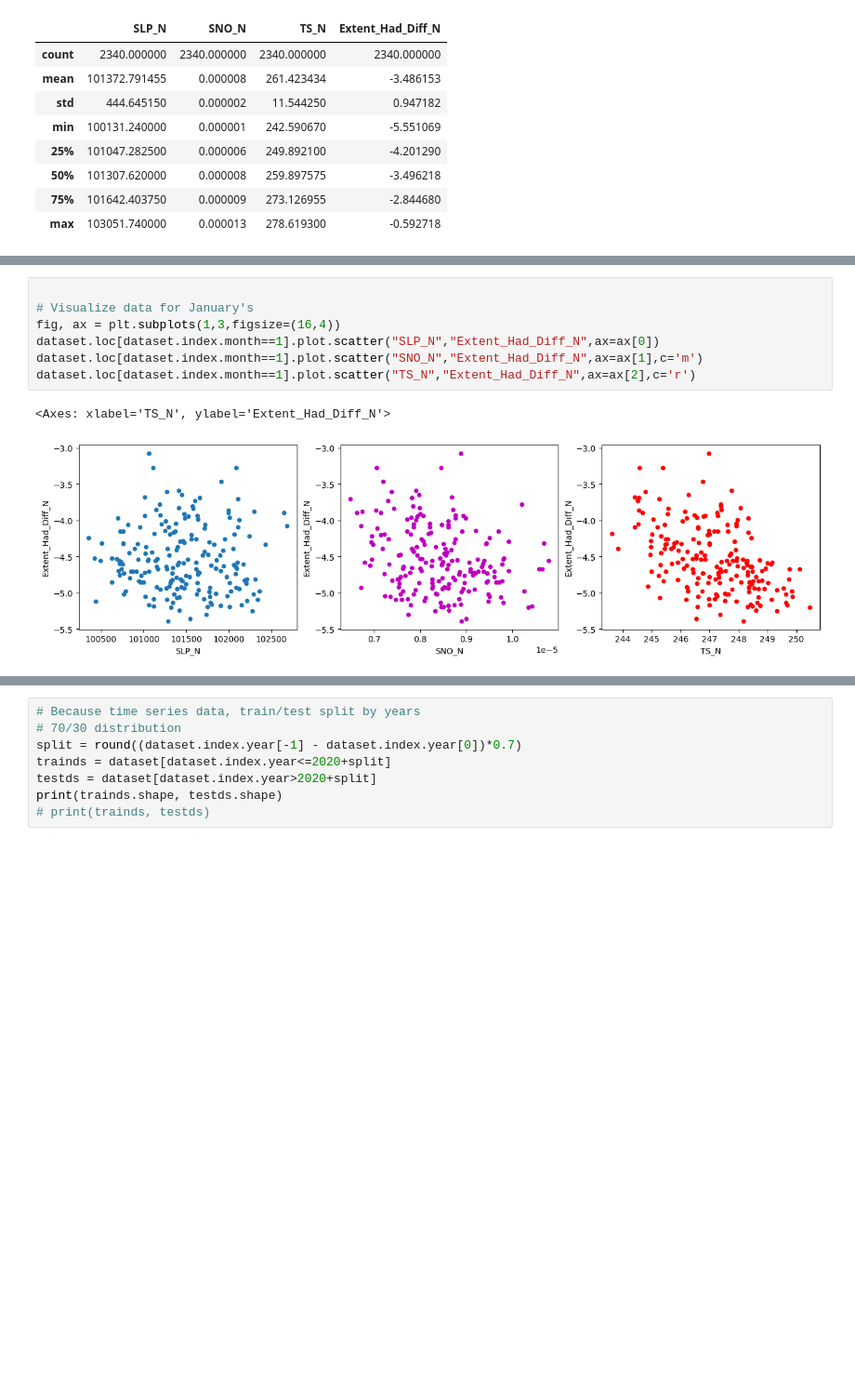
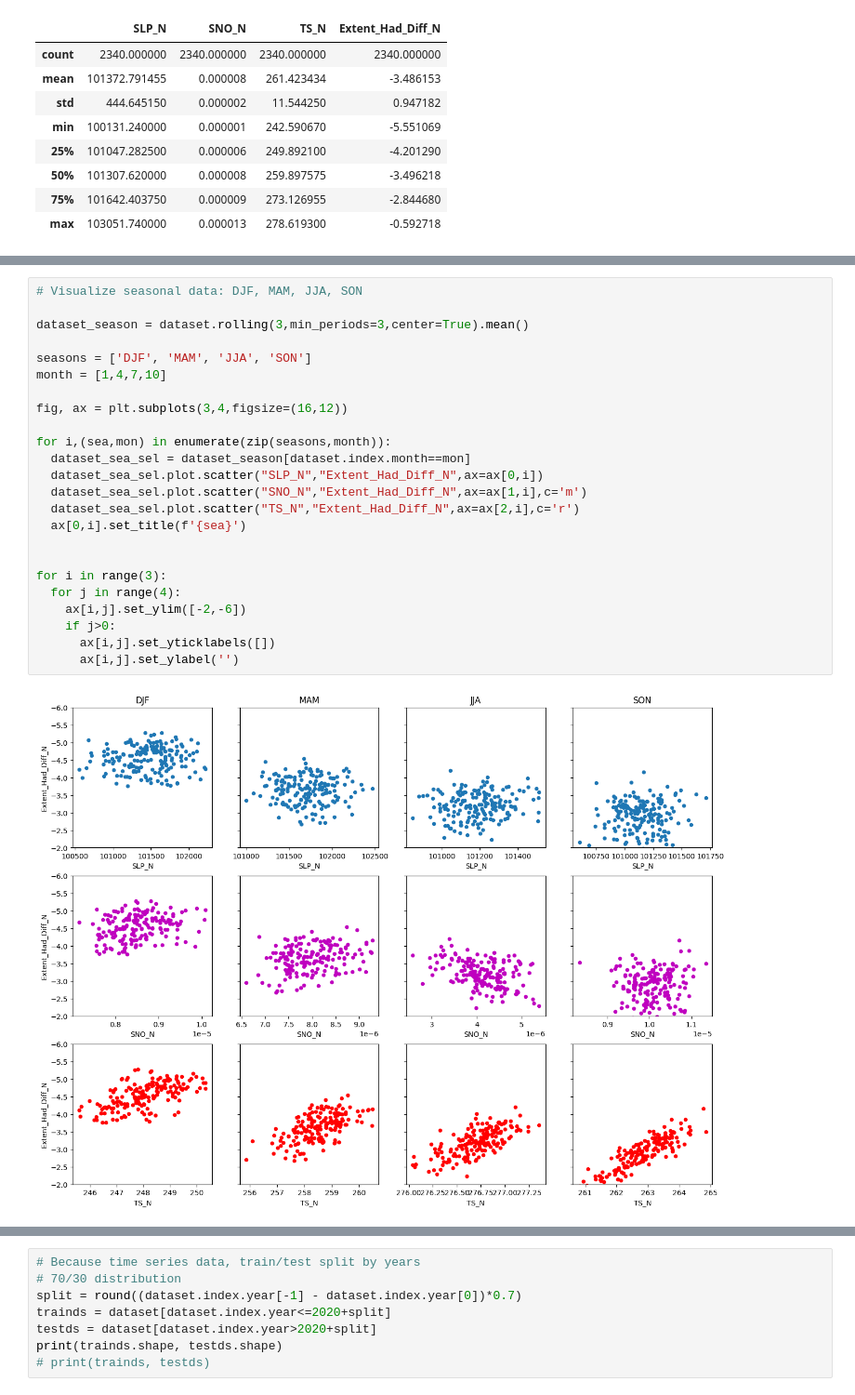
Before and after one commit to hannahzafar/UMDAOSC650, a Jupyter notebook: FinalProject_Zafar.ipynb, the cells around one changed output, grey strips where cells are left out. Shown: that part at 93% size. Cells and saved outputs as stored; diff of their text form; blank space fills up the shorter version.

```diff
--- a/FinalProject_Zafar.ipynb
+++ b/FinalProject_Zafar.ipynb
@@ -101,11 +119,27 @@ time
 # ax2.set_title('Extent Difference')
-# %%
-
-# Visualize data for January's
-fig, ax = plt.subplots(1,3,figsize=(16,4))
-dataset.loc[dataset.index.month==1].plot.scatter("SLP_N","Extent_Had_Diff_N",ax=ax[0])
-dataset.loc[dataset.index.month==1].plot.scatter("SNO_N","Extent_Had_Diff_N",ax=ax[1],c='m')
-dataset.loc[dataset.index.month==1].plot.scatter("TS_N","Extent_Had_Diff_N",ax=ax[2],c='r')
-# %% [output]
-<Axes: xlabel='TS_N', ylabel='Extent_Had_Diff_N'>
-[figure, removed]
+# %%
+# Visualize seasonal data: DJF, MAM, JJA, SON
+
+dataset_season = dataset.rolling(3,min_periods=3,center=True).mean()
+
+seasons = ['DJF', 'MAM', 'JJA', 'SON']
+month = [1,4,7,10]
+
+fig, ax = plt.subplots(3,4,figsize=(16,12))
+
+for i,(sea,mon) in enumerate(zip(seasons,month)):
+  dataset_sea_sel = dataset_season[dataset.index.month==mon]
+  dataset_sea_sel.plot.scatter("SLP_N","Extent_Had_Diff_N",ax=ax[0,i])
+  dataset_sea_sel.plot.scatter("SNO_N","Extent_Had_Diff_N",ax=ax[1,i],c='m')
+  dataset_sea_sel.plot.scatter("TS_N","Extent_Had_Diff_N",ax=ax[2,i],c='r')
+  ax[0,i].set_title(f'{sea}')
+
+
+for i in range(3):
+  for j in range(4):
+    ax[i,j].set_ylim([-2,-6])
+    if j>0:
+      ax[i,j].set_yticklabels([])
+      ax[i,j].set_ylabel('')
+# %% [output]
+[figure, added]
```
Also changed, not shown: parts of 4 cells of this notebook.
